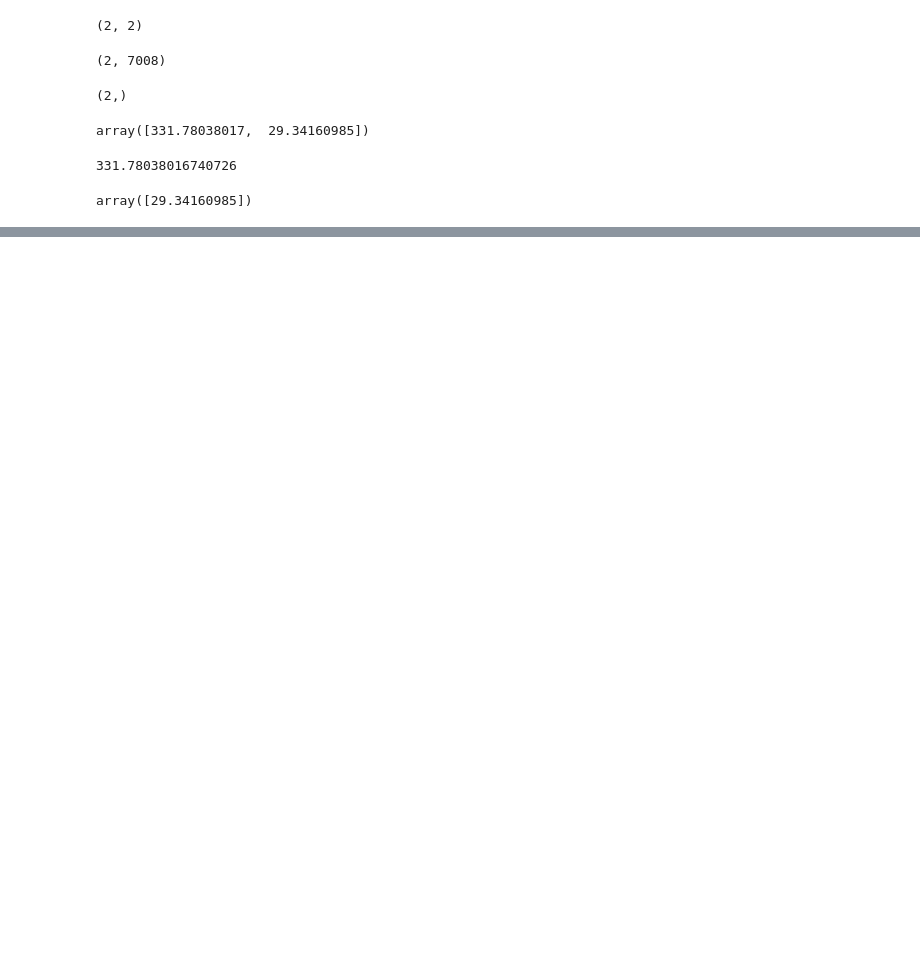
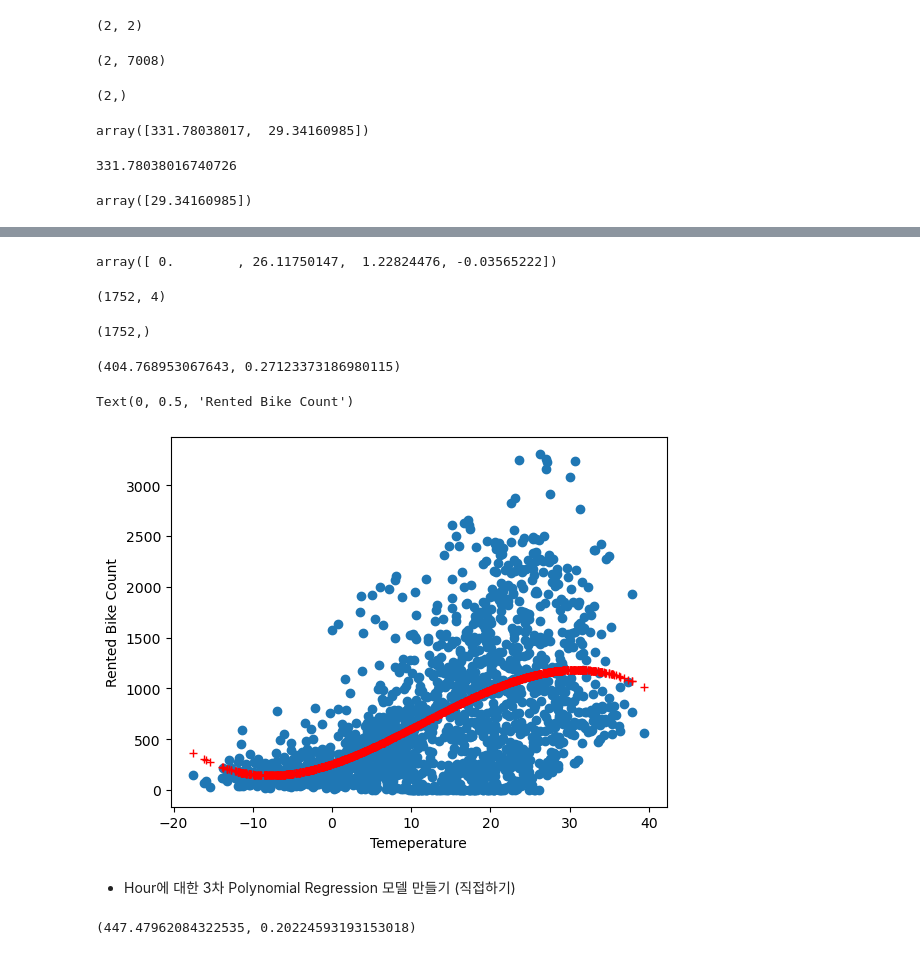
Before and after one commit to pulpo125/habang, a Jupyter notebook: machine_learning/05_선형회귀_예제(서울자전거).ipynb, the cells around one changed output, grey strips where cells are left out. Drawn from its saved outputs; the diff is of its cells as text; code cells hidden in the pictures; blank space fills up the shorter version.

Commit message:
선형회귀_poly study

```diff
--- a/machine_learning/05_선형회귀_예제(서울자전거).ipynb
+++ b/machine_learning/05_선형회귀_예제(서울자전거).ipynb
@@ -344,0 +361,3 @@ array([29.34160985])
+# %%
+X_train_poly = poly.fit_transform(X_train[['Temperature']])
+X_train_poly.shape # 열의 의미 Temp^0, Temp^1, Temp^2, Temp^3
@@ -344,0 +387,3 @@ array([29.34160985])
+# %%
+X_test_poly = poly.fit_transform(X_test[['Temperature']])
+X_test_poly.shape
@@ -344,0 +392,3 @@ array([29.34160985])
+# %%
+poly_reg = LinearRegression()
+poly_reg.fit(X_train_poly, y_train) # 지도 학습
@@ -344,0 +405,4 @@ array([29.34160985])
+# %%
+poly_reg.coef_ # w_0
+# %% [output]
+array([ 0.        , 26.11750147,  1.22824476, -0.03565222])
@@ -344,0 +411,37 @@ array([29.34160985])
+# %%
+X_test_poly.shape # 컬럼 수가 동일해야 함 (X_train_poly.shape: (7008, 4))
+# %% [output]
+(1752, 4)
+# %%
+# y = 255 + 26 * x(온도) + 1.2 * x^2 -0.04 * x^3
+# Test set 평가
+y_pred = poly_reg.predict(X_test_poly)
+y_pred.shape
+# %% [output]
+(1752,)
+# %%
+# 선형회귀: MAE, R^2 (416.2653398260372, 0.26068022436317684)
+# Test set에서 성능 향상
+mean_absolute_error(y_test, y_pred), r2_score(y_test, y_pred)
+# %% [output]
+(404.768953067643, 0.27123373186980115)
+# %%
+plt.plot(X_test['Temperature'], y_test, 'o')
+plt.plot(X_test['Temperature'], y_pred, 'r+')
+plt.xlabel('Temeperature')
+plt.ylabel('Rented Bike Count')
+# %% [output]
+Text(0, 0.5, 'Rented Bike Count')
+[figure, added]
+# %% [markdown]
+- Hour에 대한 3차 Polynomial Regression 모델 만들기 (직접하기)
+# %%
+poly2 = PolynomialFeatures(degree=3) # 3차 Polynomial Regression
+X_train_poly2 = poly2.fit_transform(X_train[['Hour']])
+X_test_poly2 = poly2.fit_transform(X_test[['Hour']])
+poly2_reg = LinearRegression()
+poly2_reg.fit(X_train_poly2, y_train)
+y_pred2 = poly2_reg.predict(X_test_poly2)
+mean_absolute_error(y_test, y_pred2), r2_score(y_test, y_pred2)
+# %% [output]
+(447.47962084322535, 0.20224593193153018)
```
Also changed, not shown: parts of 27 cells of this notebook.
